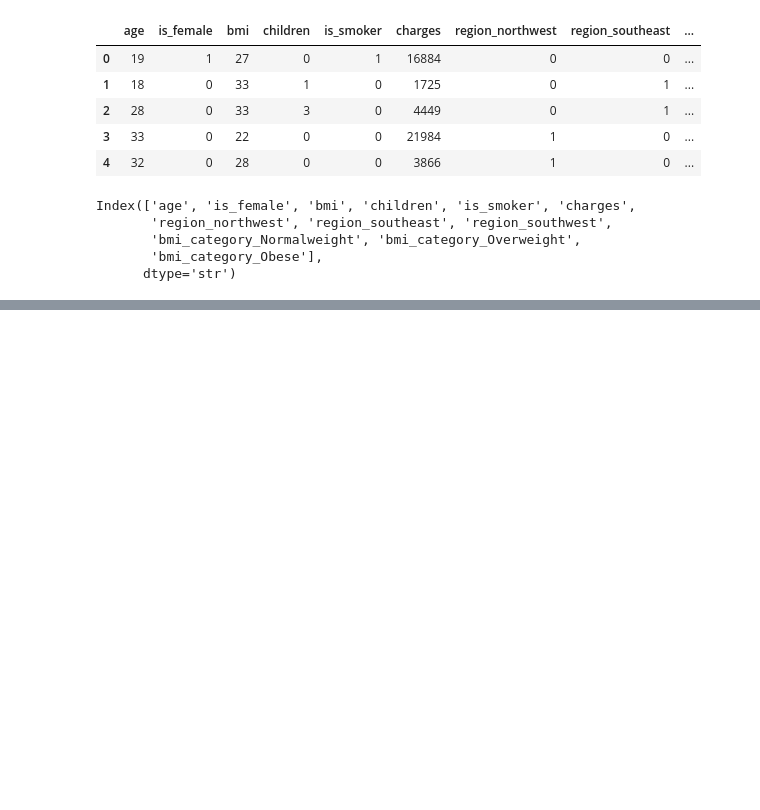
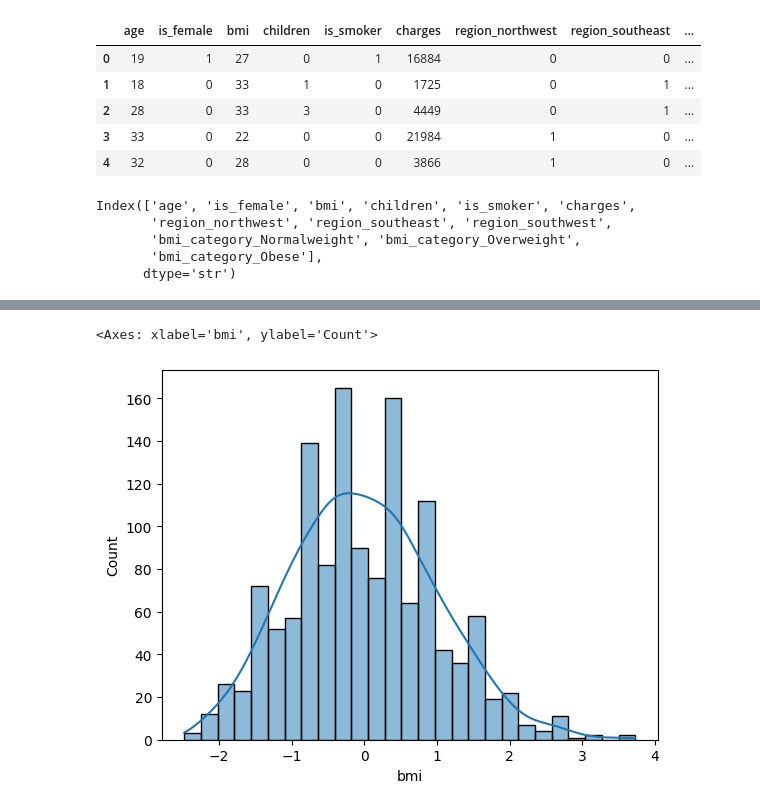
Before and after one commit to shubham061005/Insurance-Prediction-Model, a Jupyter notebook: Insurance.ipynb, the cells around one changed output, grey strips where cells are left out. Cells and saved outputs as stored; diff of their text form; code cells hidden in the pictures; blank space fills up the shorter version.

```diff
--- a/Insurance.ipynb
+++ b/Insurance.ipynb
@@ -248,3 +248,8 @@ df.head()
 | 2 | -0.799350 | 0 | 0.462463 | 1.580143 | 0 | 4449 | 0 | 1 | ... |
 | 3 | -0.443201 | 0 | -1.334960 | -0.909234 | 0 | 21984 | 1 | 0 | ... |
 | 4 | -0.514431 | 0 | -0.354547 | -0.909234 | 0 | 3866 | 1 | 0 | ... |
+# %%
+sns.histplot(df['bmi'], kde=True)
+# %% [output]
+<Axes: xlabel='bmi', ylabel='Count'>
+[figure, added]
```
